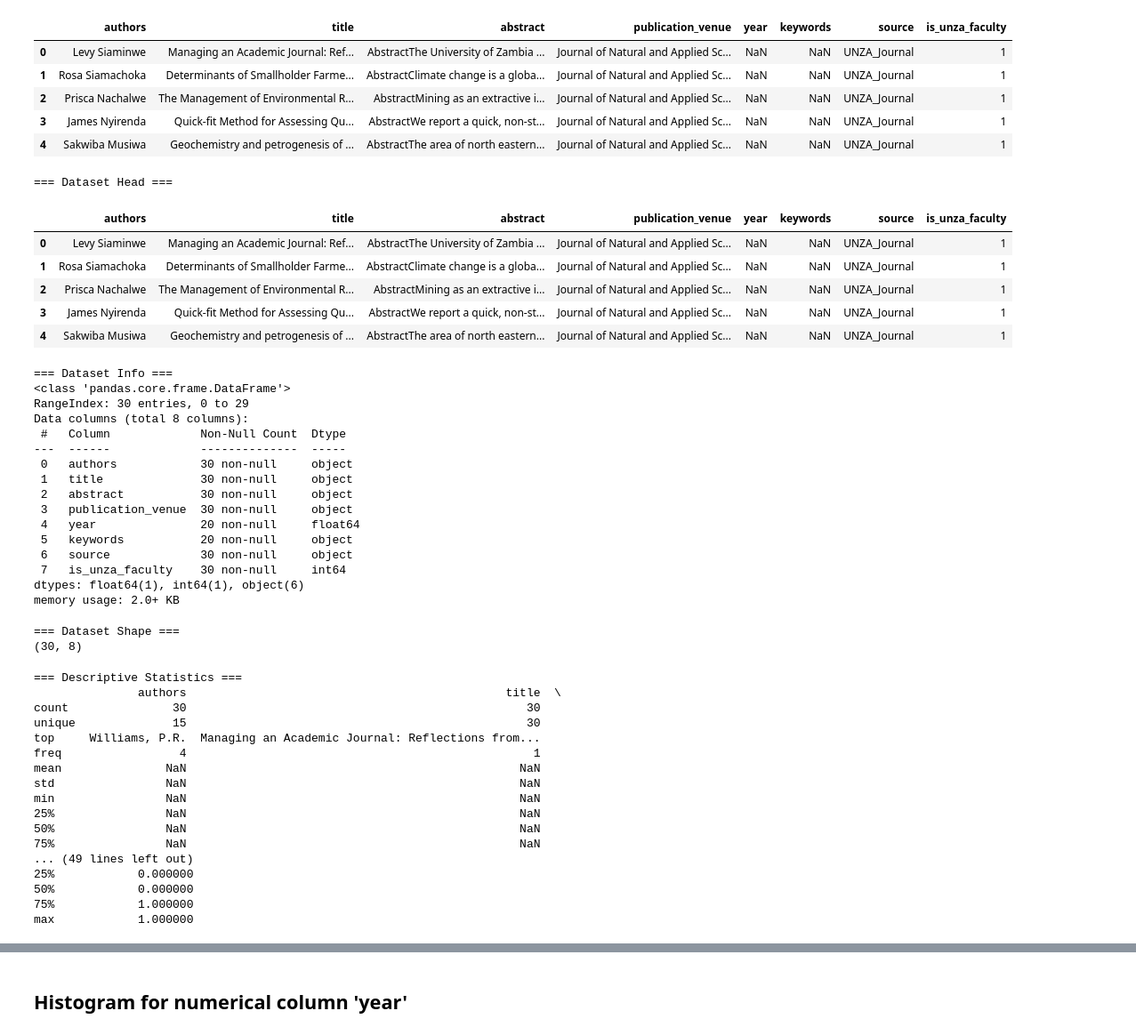
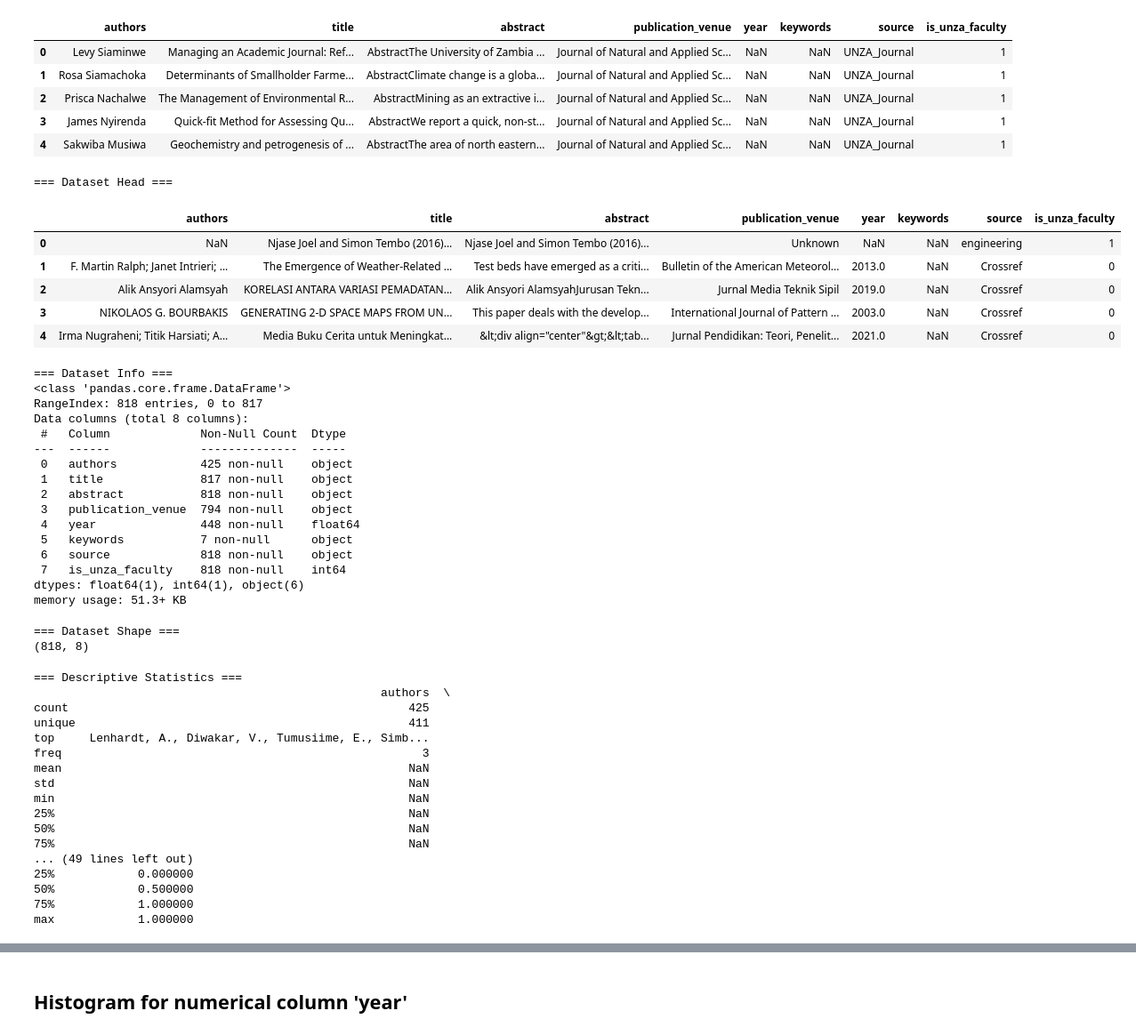
Before and after one commit to isaac-chisaleCS/code-unza25-csc4792-project_team_12-repository, a Jupyter notebook: Copy_of_code_unza25_csc4792_project_team_12_notebook.ipynb, the cells around one changed output, grey strips where cells are left out. Shown at 89% size. Cells and saved outputs as stored; diff of their text form; code cells hidden in the pictures.

```diff
--- a/Copy_of_code_unza25_csc4792_project_team_12_notebook.ipynb
+++ b/Copy_of_code_unza25_csc4792_project_team_12_notebook.ipynb
@@ -519,67 +130,67 @@ FIRST 5 RECORDS
 # %%
 import pandas as pd
 import matplotlib.pyplot as plt
 import seaborn as sns
 
-dataset_path = '/content/drive/MyDrive/unza_author_disambiguation_dataset.csv'
+dataset_path = '/content/drive/MyDrive/misc-unza25-csc4792-project_team12/unza_author_disambiguation_dataset.csv'
 df = pd.read_csv(dataset_path)
 
 
 print("=== Dataset Head ===")
 df.head()
 # %% [output]
 === Dataset Head ===
 |  | authors | title | abstract | publication_venue | year | keywords | source | is_unza_faculty |
-| 0 | Levy Siaminwe | Managing an Academic Journal: Ref... | AbstractThe University of Zambia ... | Journal of Natural and Applied Sc... | NaN | NaN | UNZA_Journal | 1 |
-| 1 | Rosa Siamachoka | Determinants of Smallholder Farme... | AbstractClimate change is a globa... | Journal of Natural and Applied Sc... | NaN | NaN | UNZA_Journal | 1 |
-| 2 | Prisca Nachalwe | The Management of Environmental R... | AbstractMining as an extractive i... | Journal of Natural and Applied Sc... | NaN | NaN | UNZA_Journal | 1 |
-| 3 | James Nyirenda | Quick-fit Method for Assessing Qu... | AbstractWe report a quick, non-st... | Journal of Natural and Applied Sc... | NaN | NaN | UNZA_Journal | 1 |
-| 4 | Sakwiba Musiwa | Geochemistry and petrogenesis of ... | AbstractThe area of north eastern... | Journal of Natural and Applied Sc... | NaN | NaN | UNZA_Journal | 1 |
+| 0 | NaN | Njase Joel and Simon Tembo (2016)... | Njase Joel and Simon Tembo (2016)... | Unknown | NaN | NaN | engineering | 1 |
+| 1 | F. Martin Ralph; Janet Intrieri; ... | The Emergence of Weather-Related ... | Test beds have emerged as a criti... | Bulletin of the American Meteorol... | 2013.0 | NaN | Crossref | 0 |
+| 2 | Alik Ansyori Alamsyah | KORELASI ANTARA VARIASI PEMADATAN... | Alik Ansyori AlamsyahJurusan Tekn... | Jurnal Media Teknik Sipil | 2019.0 | NaN | Crossref | 0 |
+| 3 | NIKOLAOS G. BOURBAKIS | GENERATING 2-D SPACE MAPS FROM UN... | This paper deals with the develop... | International Journal of Pattern ... | 2003.0 | NaN | Crossref | 0 |
+| 4 | Irma Nugraheni; Titik Harsiati; A... | Media Buku Cerita untuk Meningkat... | &lt;div align="center"&gt;&lt;tab... | Jurnal Pendidikan: Teori, Penelit... | 2021.0 | NaN | Crossref | 0 |
 # %%
 print("\n=== Dataset Info ===")
 df.info()
 # %% [output]
 === Dataset Info ===
 <class 'pandas.core.frame.DataFrame'>
-RangeIndex: 30 entries, 0 to 29
+RangeIndex: 818 entries, 0 to 817
 Data columns (total 8 columns):
  #   Column             Non-Null Count  Dtype
 ---  ------             --------------  -----
- 0   authors            30 non-null     object
- 1   title              30 non-null     object
- 2   abstract           30 non-null     object
- 3   publication_venue  30 non-null     object
- 4   year               20 non-null     float64
- 5   keywords           20 non-null     object
- 6   source             30 non-null     object
- 7   is_unza_faculty    30 non-null     int64
+ 0   authors            425 non-null    object
+ 1   title              817 non-null    object
+ 2   abstract           818 non-null    object
+ 3   publication_venue  794 non-null    object
+ 4   year               448 non-null    float64
+ 5   keywords           7 non-null      object
+ 6   source             818 non-null    object
+ 7   is_unza_faculty    818 non-null    int64
 dtypes: float64(1), int64(1), object(6)
-memory usage: 2.0+ KB
+memory usage: 51.3+ KB
 # %%
 print("\n=== Dataset Shape ===")
 print(df.shape)
 # %% [output]
 === Dataset Shape ===
-(30, 8)
+(818, 8)
 # %%
 print("\n=== Descriptive Statistics ===")
 print(df.describe(include='all'))
 # %% [output]
 === Descriptive Statistics ===
-               authors                                              title  \
-count               30                                                 30
-unique              15                                                 30
-top     Williams, P.R.  Managing an Academic Journal: Reflections from...
-freq                 4                                                  1
-mean               NaN                                                NaN
-std                NaN                                                NaN
-min                NaN                                                NaN
-25%                NaN                                                NaN
-50%                NaN                                                NaN
-75%                NaN                                                NaN
+                                                  authors  \
+count                                                 425
+unique                                                411
+top     Lenhardt, A., Diwakar, V., Tumusiime, E., Simb...
+freq                                                    3
+mean                                                  NaN
+std                                                   NaN
+min                                                   NaN
+25%                                                   NaN
+50%                                                   NaN
+75%                                                   NaN
 ... (49 lines left out)
 25%            0.000000
-50%            0.000000
+50%            0.500000
 75%            1.000000
 max            1.000000
 # %%
```
Also changed, not shown: parts of 47 cells of this notebook.
